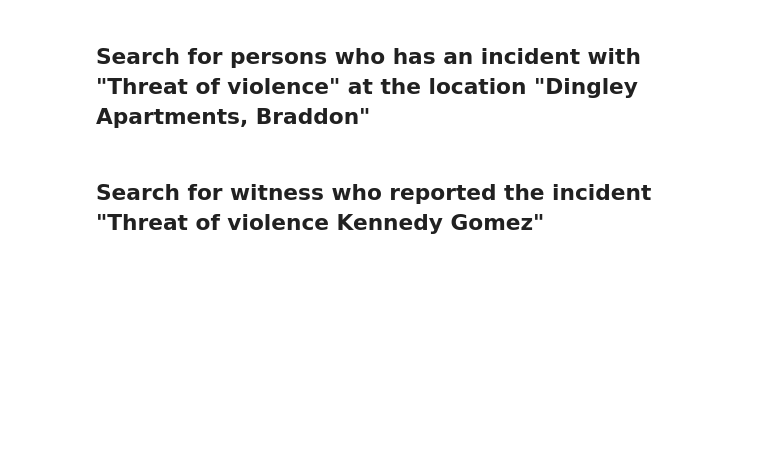
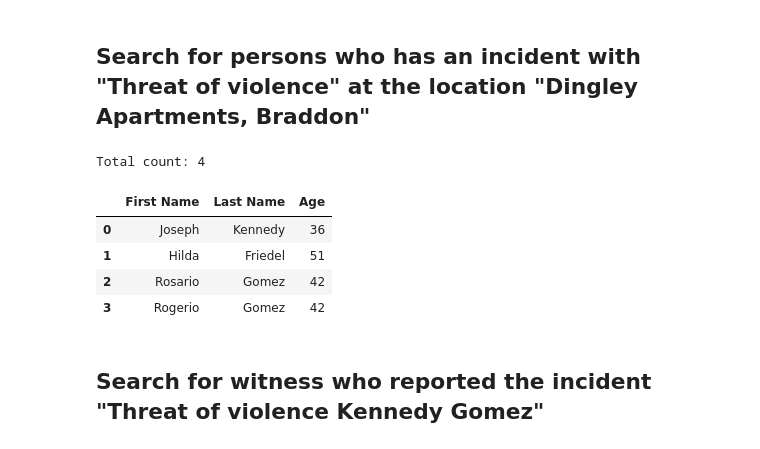
Before and after one commit to SAP-samples/hana-enterprise-search-engine, a Jupyter notebook: demo/examples/ir/notebooks/complex_relation_searches.ipynb, the cells around one changed output. Drawn from its saved outputs; the diff is of its cells as text; code cells hidden in the pictures; blank space fills up the shorter version.

Commit message:
Fix bugs irExample,  adjust range value

```diff
--- a/demo/examples/ir/notebooks/complex_relation_searches.ipynb
+++ b/demo/examples/ir/notebooks/complex_relation_searches.ipynb
@@ -224,25 +293,32 @@ else:
 # %%
 so = esh.EshObject(
     count=True,
     # top=1,
     scope=['Person'],
     searchQueryFilter=esh.Expression(
         operator=esh.LogicalOperator.AND,
         items=[
             esh.Comparison(
                 property=esh.Property(
                     property=['relIncident', 'incident', 'entityDesc']),
                 operator=esh.ComparisonOperator.Search,
-                value=esh.StringValue(value='Threat of violence')),
+                value=esh.StringValue(value='Threat of violence: J Kennedy on Rogerio Gomez', isPhrase=True)),
             esh.Comparison(
                 property=esh.Property(
                     property=['relIncident', 'incident', 'location']),
                 operator=esh.ComparisonOperator.Search,
-                value=esh.StringValue(value='Dingley Apartments, Braddon', doEshEscaping=True)
+                value=esh.StringValue(value='Dingley Apartments, Braddon', isPhrase=True)
             )
         ]))
 
 execute_search_query(so.dict(exclude_none=True))
+# %% [output]
+Total count: 4
+|  | First Name | Last Name | Age |
+| 0 | Joseph | Kennedy | 36 |
+| 1 | Hilda | Friedel | 51 |
+| 2 | Rosario | Gomez | 42 |
+| 3 | Rogerio | Gomez | 42 |
 # %% [markdown]
 ## Search for witness who reported the incident "Threat of violence Kennedy Gomez"
 # %%
```
Also changed, not shown: parts of 11 cells of this notebook, 5 other files.
